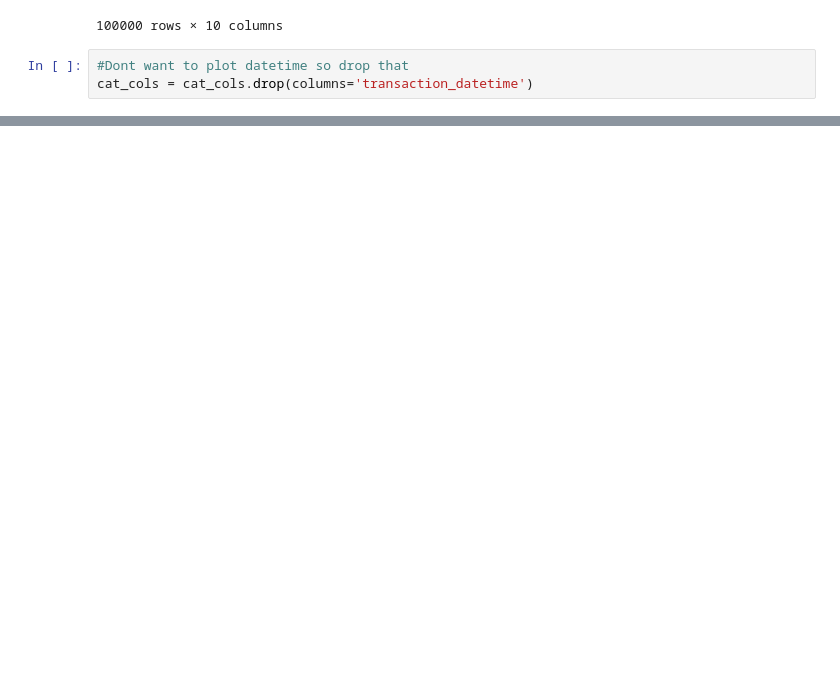
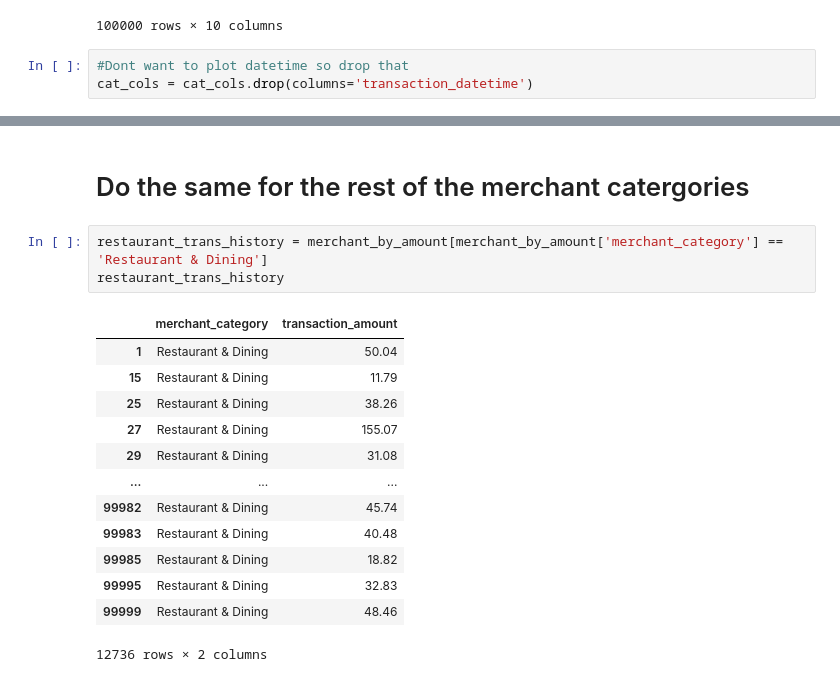
Before and after one commit to LuisRomero01/AppliedML_CreditCardFraud, a Jupyter notebook: Data_Explore.ipynb, the cells around one changed output, grey strips where cells are left out. Drawn from its saved outputs; the diff is of its cells as text; blank space fills up the shorter version.

```diff
--- a/Data_Explore.ipynb
+++ b/Data_Explore.ipynb
@@ -226,0 +315,19 @@ ValueError: hist method requires numerical or datetime columns, nothing to plot.
+# %% [markdown]
+<h1> Do the same for the rest of the merchant catergories</h1>
+# %%
+restaurant_trans_history = merchant_by_amount[merchant_by_amount['merchant_category'] == 'Restaurant & Dining']
+restaurant_trans_history
+# %% [output]
+|  | merchant_category | transaction_amount |
+| 1 | Restaurant & Dining | 50.04 |
+| 15 | Restaurant & Dining | 11.79 |
+| 25 | Restaurant & Dining | 38.26 |
+| 27 | Restaurant & Dining | 155.07 |
+| 29 | Restaurant & Dining | 31.08 |
+| ... | ... | ... |
+| 99982 | Restaurant & Dining | 45.74 |
+| 99983 | Restaurant & Dining | 40.48 |
+| 99985 | Restaurant & Dining | 18.82 |
+| 99995 | Restaurant & Dining | 32.83 |
+| 99999 | Restaurant & Dining | 48.46 |
+12736 rows × 2 columns
```
Also changed, not shown: parts of 44 cells of this notebook.
